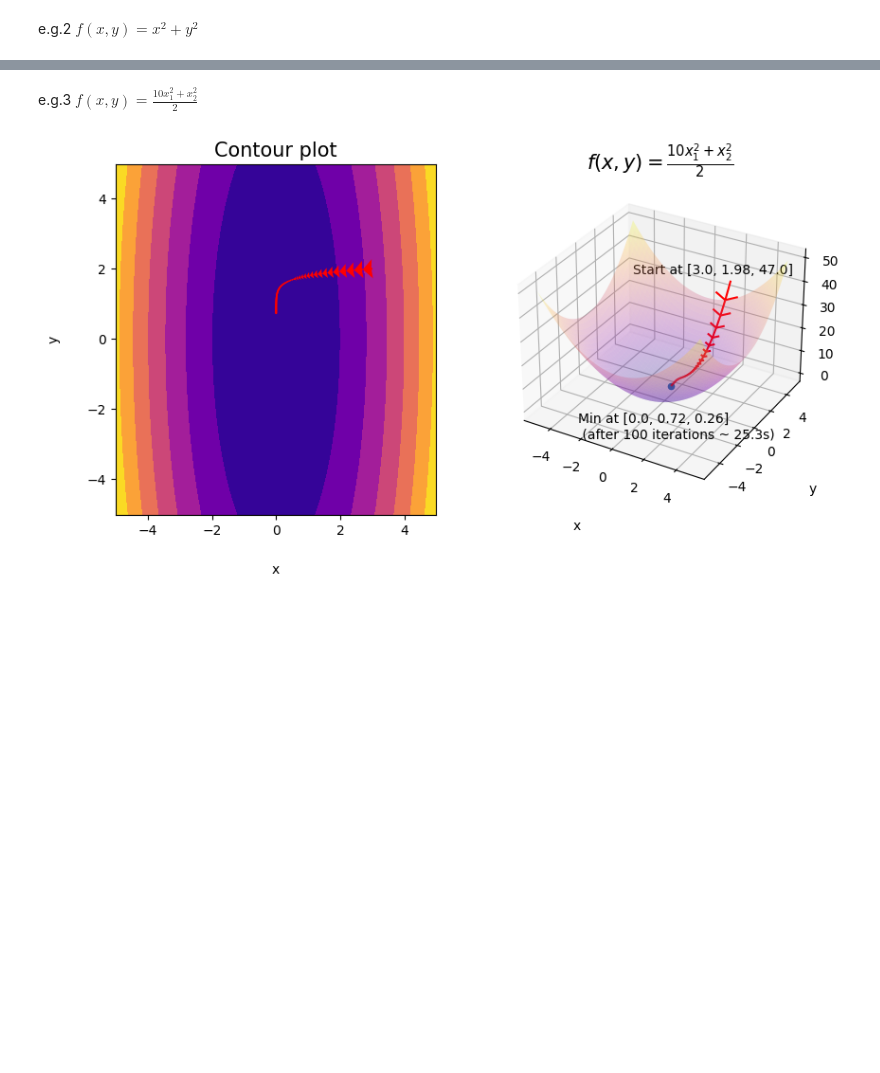
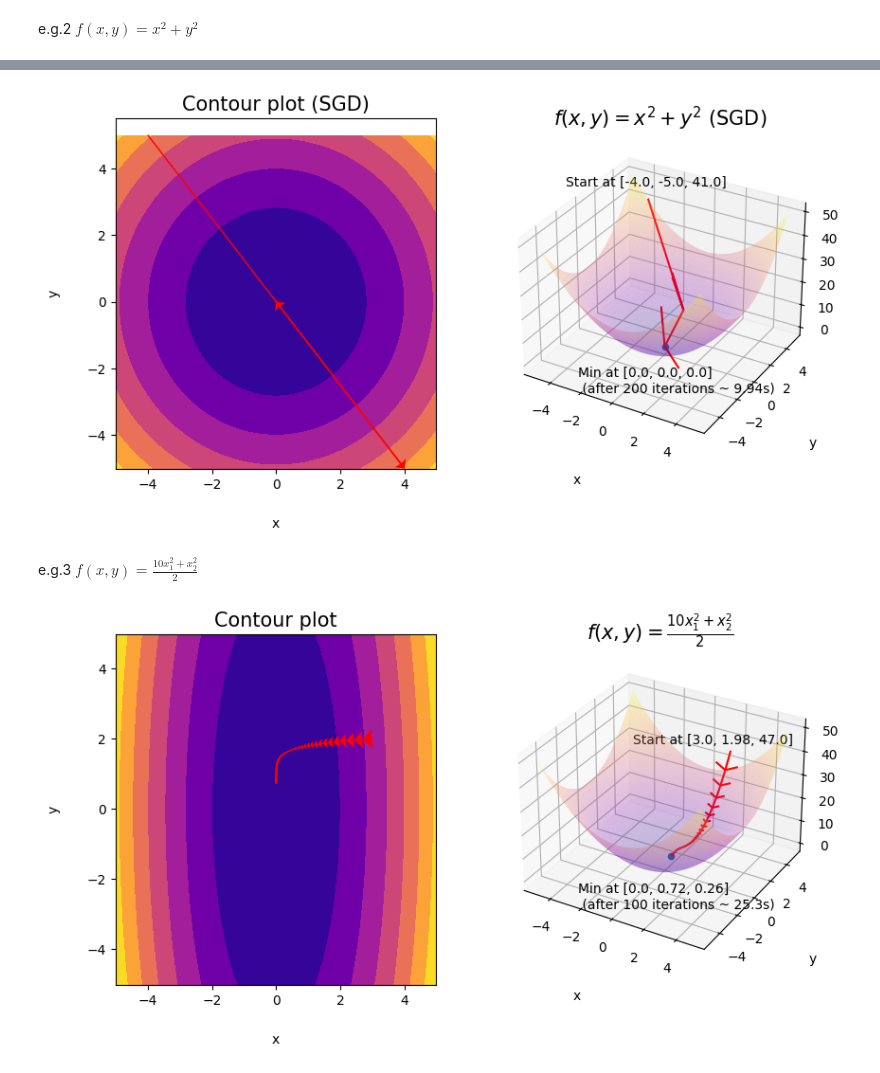
Before and after one commit to pquynhvu/ML, a Jupyter notebook: demo/gradient-descent.ipynb, the cells around one changed output, grey strips where cells are left out. Cells and saved outputs as stored; diff of their text form; code cells hidden in the pictures; blank space fills up the shorter version.

```diff
--- a/demo/gradient-descent.ipynb
+++ b/demo/gradient-descent.ipynb
@@ -34,11 +65,19 @@ e.g.2 $f(x,y) = x^2 + y^2$
 theta_init = [-4,5]
 #theta_init = [3,2]
 iter = 200
+n = 10/0.02
 
-start = time.time()
-theta, f_xy = gradient_descent(theta_init, 0.01, 0.01)
-end = time.time()
-elapsed_time = np.round(end-start, 2)
+# BGD
+start_gd = time.time()
+theta_gd, f_xy_gd = gradient_descent(theta_init, 0.01, 0.01)
+end_gd = time.time()
+elapsed_time_gd = np.round(end_gd-start_gd, 2)
+
+# SGD
+start_sgd = time.time()
+theta_sgd, f_xy_sgd = sgd(theta_init, n)
+end_sgd = time.time()
+elapsed_time_sgd = np.round(end_sgd-start_sgd, 2)
 # %%
 fig = plt.figure(figsize=plt.figaspect(0.5)) # Set up a figure twice as wide as it is tall
 
@@ -91,3 +130,52 @@ fig.show()
+# %%
+fig = plt.figure(figsize=plt.figaspect(0.5)) # Set up a figure twice as wide as it is tall
+
+x = np.arange(-5, 5, 0.02)
+y = np.arange(-5, 5, 0.02)
+X, Y = np.meshgrid(x, y)
+
+# Figure 3
+
+ax1 = fig.add_subplot(1, 2, 1)
+ax1.contourf(X, Y, X**2+Y**2, cmap = plt.cm.plasma)
+ax1.set_title('Contour plot (SGD)',fontsize=15)
+ax1.set_xlabel('x', labelpad=20)
+ax1.set_ylabel('y', labelpad=20)
+
+plt.quiver(np.delete(theta_sgd, theta_sgd.shape[1]-1, axis=1)[0,:],
+           np.delete(theta_sgd, theta_sgd.shape[1]-1, axis=1)[1,:],
+           np.delete(theta_sgd, [0], axis=1)[0,:]-np.delete(theta_sgd, theta_sgd.shape[1]-1, axis=1)[0,:],
+           np.delete(theta_sgd, [0], axis=1)[1,:]-np.delete(theta_sgd, theta_sgd.shape[1]-1, axis=1)[1,:],
+           scale_units='xy', angles='xy', color='r', scale=1, headwidth=10)
+
+# Figure 4
+
+ax2 = fig.add_subplot(1, 2, 2, projection='3d')
+ax2.plot_surface(X, Y, X**2+Y**2, cmap=plt.cm.plasma, alpha=0.25)
+ax2.set_xlabel('x', labelpad=20)
+ax2.set_ylabel('y', labelpad=20)
+ax2.set_zlabel('z', labelpad=20)
+ax2.set_title('$f(x, y) = x^2 + y^2$ (SGD)', fontsize=15)
+
+ax2.quiver(np.delete(theta_sgd, theta_sgd.shape[1]-1, axis=1)[0,:],
+           np.delete(theta_sgd, theta_sgd.shape[1]-1, axis=1)[1,:],
+           f_xy_sgd[:-1],
+           np.delete(theta_sgd, [0], axis=1)[0,:]-np.delete(theta_sgd, theta_sgd.shape[1]-1, axis=1)[0,:],
+           np.delete(theta_sgd, [0], axis=1)[1,:]-np.delete(theta_sgd, theta_sgd.shape[1]-1, axis=1)[1,:],
+           f_xy_sgd[1:]-f_xy_sgd[:-1],
+           color='r')
+
+ax2.scatter(theta_sgd[0, theta_sgd.shape[1]-1], theta_sgd[1, theta_sgd.shape[1]-1], f_xy_sgd[theta_sgd.shape[1]-1])
+ax2.text(-1.7, -6.5, 0.5, "Min at [{}, {}, {}] \n (after {} iterations ~ {}s)".format(np.round(theta_sgd[0, theta_sgd.shape[1]-1],2),
+                                                                                      np.round(theta_sgd[1, theta_sgd.shape[1]-1],2),
+                                                                                      np.round(f_xy_sgd[theta_sgd.shape[1]-1],2),
+                                                                                     iter,
+                                                                                     elapsed_time_gd), color='black')
+ax2.text(theta_init[0]-5, theta_init[1]-1, feval('x**2+y**2', theta_init[0], theta_init[1]), "Start at [{}, {}, {}]".format(theta_sgd[0, 0], theta_sgd[1, 1], f_xy_sgd[0],2), color='black')
+
+fig.show()
+# %% [output]
+[figure, added]
 # %% [markdown]
 e.g.3 $f(x, y) = \frac{10x_1^2 + x_2^2}{2}$
 # %%
```
Also changed, not shown: parts of 4 cells of this notebook, 2 other files.
